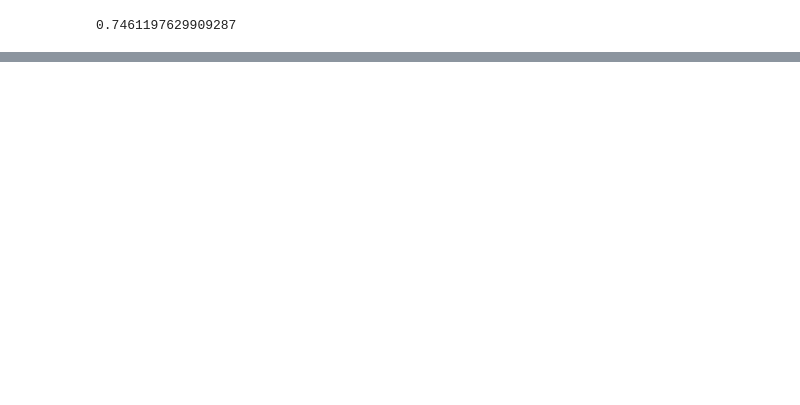
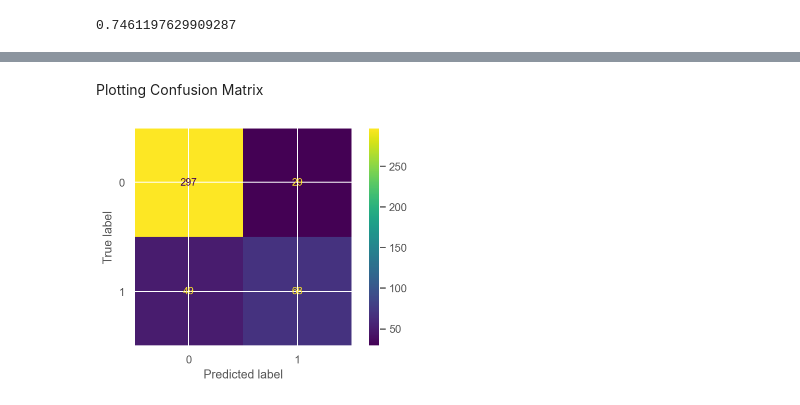
Before and after one commit to Salekeen/Classification-of-Customer-Base-based-on-Promotion-Proclivity, a Jupyter notebook: 7. Random Forest.ipynb, the cells around one changed output, grey strips where cells are left out. Saved outputs shown, nothing was run; the diff lists cells and outputs as text; code cells hidden in the pictures; blank space fills up the shorter version.

```diff
--- a/7. Random Forest.ipynb
+++ b/7. Random Forest.ipynb
@@ -218,0 +235,10 @@ roc_auc_score(y_valid,rfc_pred)
+# %% [markdown]
+Plotting Confusion Matrix
+# %%
+from sklearn.metrics import confusion_matrix, ConfusionMatrixDisplay
+cm = confusion_matrix(y_valid,rfc_pred,labels=rfc.classes_)
+disp = ConfusionMatrixDisplay(confusion_matrix=cm,display_labels=rfc.classes_)
+disp.plot()
+plt.show()
+# %% [output]
+[figure, added]
```
Also changed, not shown: parts of 4 cells of this notebook.
